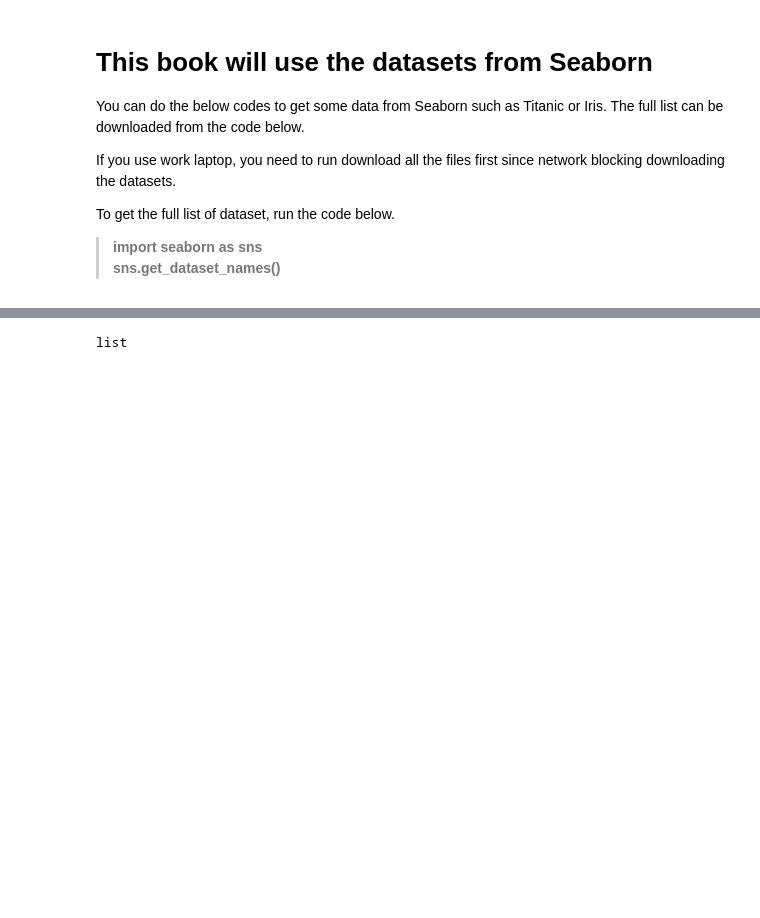
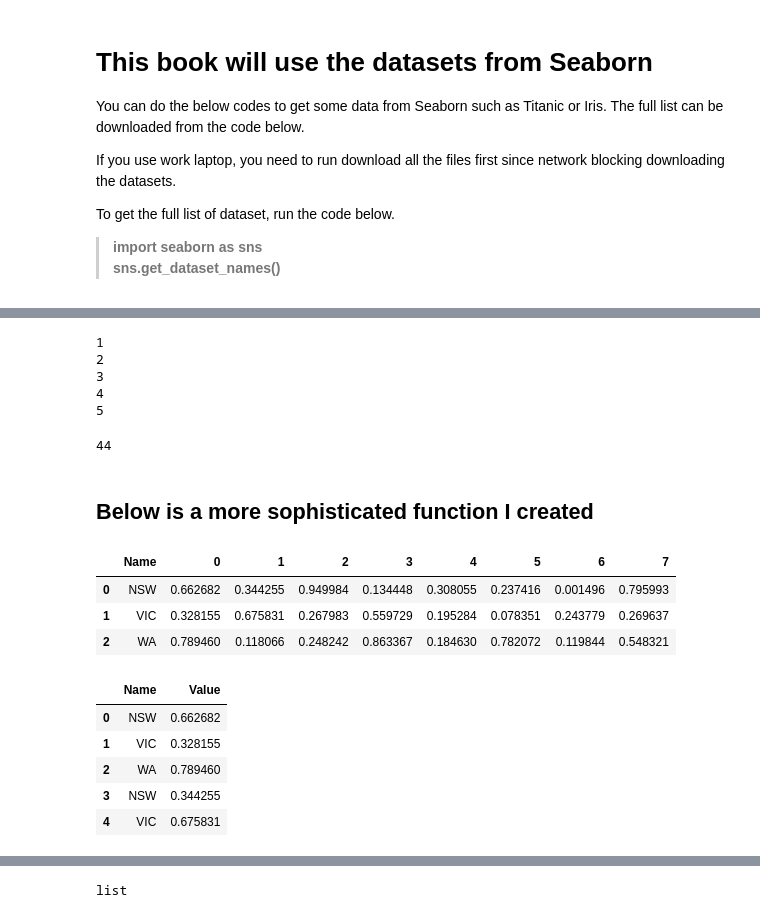
Before and after one commit to RonnyCh/mydsbook, a Jupyter notebook: myBook.ipynb, the cells around one changed output, grey strips where cells are left out. Drawn from its saved outputs; the diff is of its cells as text; code cells hidden in the pictures; blank space fills up the shorter version.

```diff
--- a/myBook.ipynb
+++ b/myBook.ipynb
@@ -146,0 +165,11 @@ Some of the questions that always come everytime I forget python :
+# %%
+i = 1
+while i < 6:
+  print(i)
+  i += 1                # similar to vba excel count = count + 1
+# %% [output]
+1
+2
+3
+4
+5
@@ -146,0 +185,11 @@ Some of the questions that always come everytime I forget python :
+# %%
+# Basic Function
+def myage(yearborn):
+    cal = 2020 - yearborn
+    return cal
+
+print (myage(1976))
+# %% [output]
+44
+# %% [markdown]
+## Below is a more sophisticated function I created
@@ -146,0 +212,24 @@ Some of the questions that always come everytime I forget python :
+# %%
+import pandas as pd
+import numpy as np
+
+
+x = pd.DataFrame(np.random.rand(3,8))
+states = pd.DataFrame({'Name':['NSW','VIC','WA']})
+
+df = pd.concat([states,x],axis=1)
+df.head()
+# %% [output]
+|  | Name | 0 | 1 | 2 | 3 | 4 | 5 | 6 | 7 |
+| 0 | NSW | 0.662682 | 0.344255 | 0.949984 | 0.134448 | 0.308055 | 0.237416 | 0.001496 | 0.795993 |
+| 1 | VIC | 0.328155 | 0.675831 | 0.267983 | 0.559729 | 0.195284 | 0.078351 | 0.243779 | 0.269637 |
+| 2 | WA | 0.789460 | 0.118066 | 0.248242 | 0.863367 | 0.184630 | 0.782072 | 0.119844 | 0.548321 |
+# %%
+shrink(df,['Name']).head()      # results after running against the function
+# %% [output]
+|  | Name | Value |
+| 0 | NSW | 0.662682 |
+| 1 | VIC | 0.328155 |
+| 2 | WA | 0.789460 |
+| 3 | NSW | 0.344255 |
+| 4 | VIC | 0.675831 |
```
Also changed, not shown: parts of 23 cells of this notebook.
